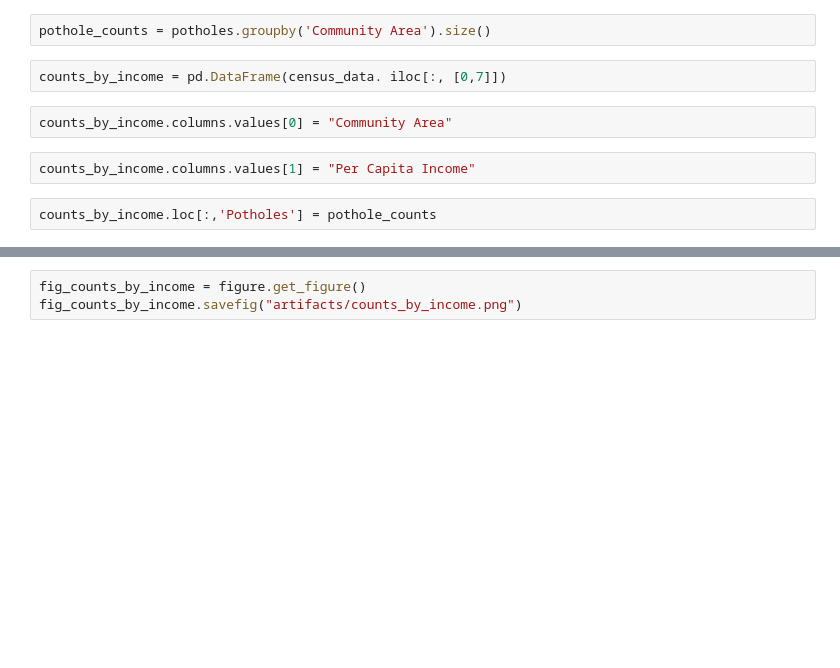
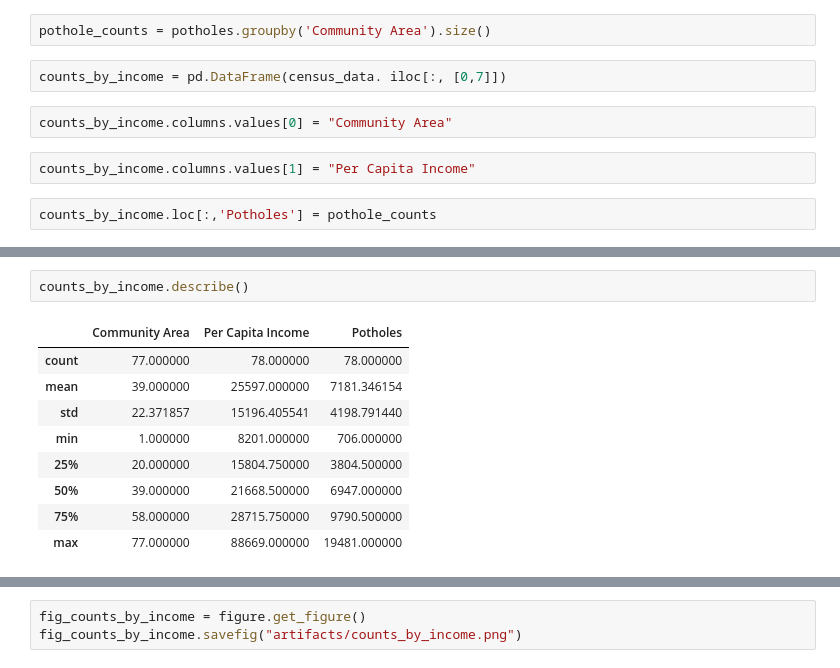
Before and after one commit to csridlen/Python-Project-1, a Jupyter notebook: code/potholes_by_income.ipynb, the cells around one changed output, grey strips where cells are left out. Drawn from its saved outputs; the diff is of its cells as text; blank space fills up the shorter version.

```diff
--- a/code/potholes_by_income.ipynb
+++ b/code/potholes_by_income.ipynb
@@ -39,3 +39,15 @@ counts_by_income.sort_values(by='Potholes', ascending=False, inplace=True)
+# %%
+counts_by_income.describe()
+# %% [output]
+|  | Community Area | Per Capita Income | Potholes |
+| count | 77.000000 | 78.000000 | 78.000000 |
+| mean | 39.000000 | 25597.000000 | 7181.346154 |
+| std | 22.371857 | 15196.405541 | 4198.791440 |
+| min | 1.000000 | 8201.000000 | 706.000000 |
+| 25% | 20.000000 | 15804.750000 | 3804.500000 |
+| 50% | 39.000000 | 21668.500000 | 6947.000000 |
+| 75% | 58.000000 | 28715.750000 | 9790.500000 |
+| max | 77.000000 | 88669.000000 | 19481.000000 |
 # %%
 fig = plt.figure(figsize=(16 / 1.5, 10 / 1.5), dpi=300)
 
```
Also changed, not shown: parts of 4 cells of this notebook.
